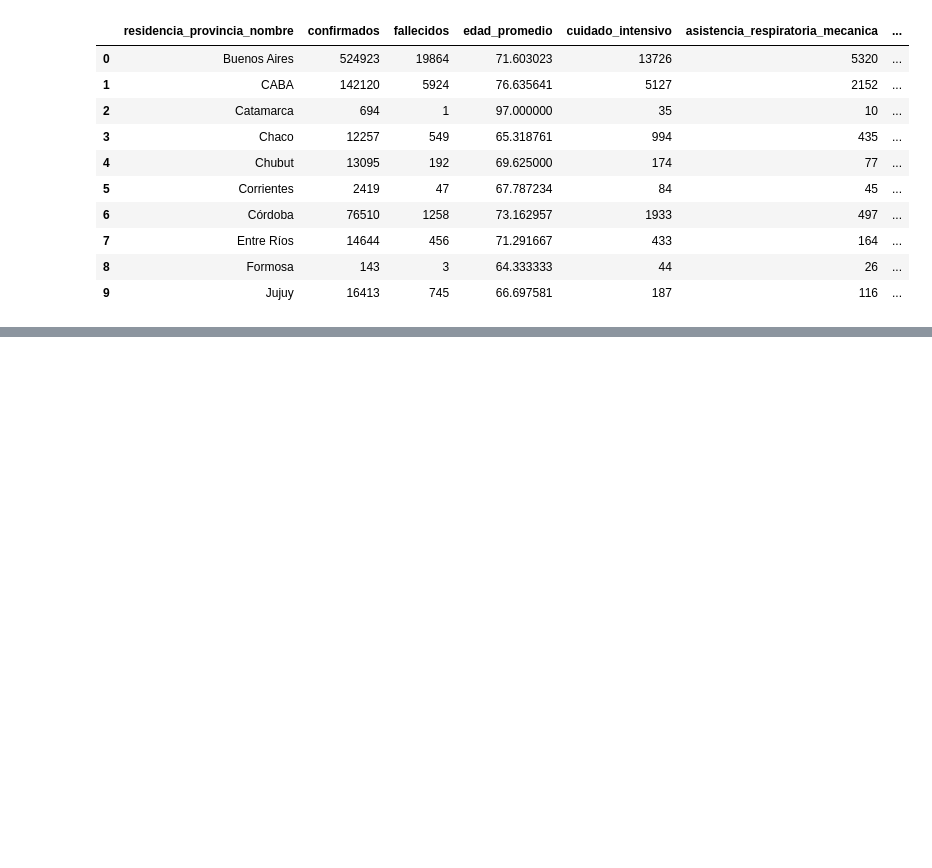
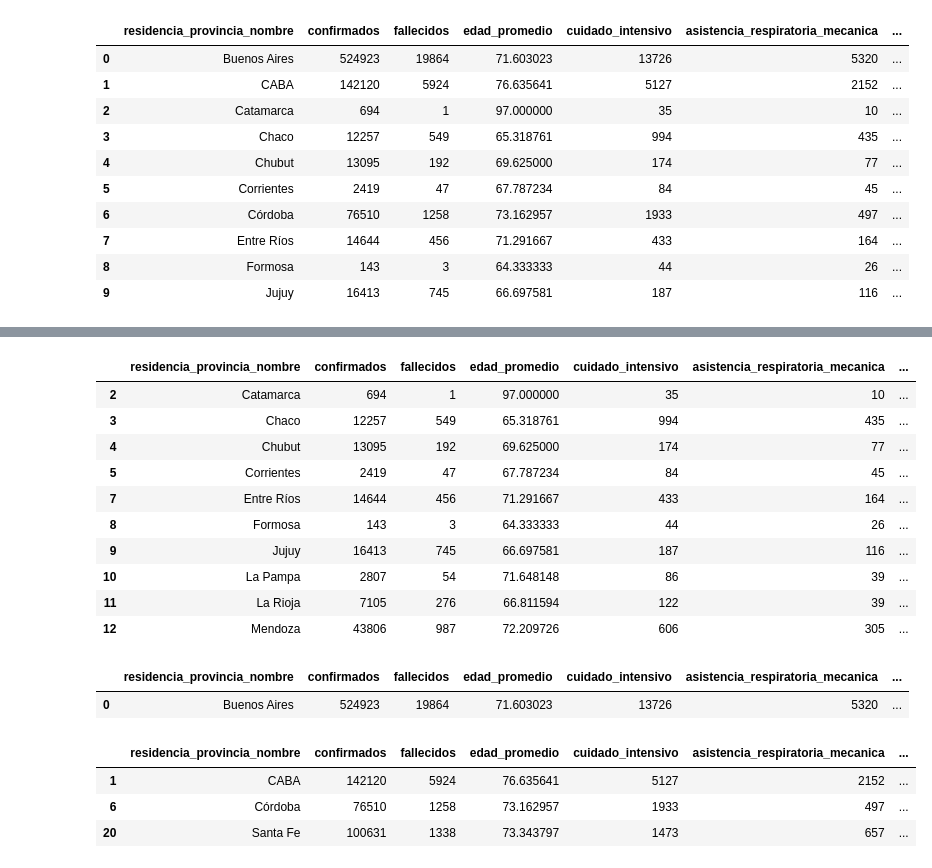
Before and after one commit to ldidone/mentoria-diplodatos, a Jupyter notebook: Practico 5/Aprendizaje_No_Supervisado.ipynb, the cells around one changed output, grey strips where cells are left out. Cells and saved outputs as stored; diff of their text form; code cells hidden in the pictures; blank space fills up the shorter version.

```diff
--- a/Practico 5/Aprendizaje_No_Supervisado.ipynb
+++ b/Practico 5/Aprendizaje_No_Supervisado.ipynb
@@ -206,0 +251,26 @@ iplot(fig)
+# %%
+dataset_km_sub_concat[(dataset_km_sub_concat['cluster'] == 1)].head(10)
+# %% [output]
+|  | residencia_provincia_nombre | confirmados | fallecidos | edad_promedio | cuidado_intensivo | asistencia_respiratoria_mecanica | ... |
+| 2 | Catamarca | 694 | 1 | 97.000000 | 35 | 10 | ... |
+| 3 | Chaco | 12257 | 549 | 65.318761 | 994 | 435 | ... |
+| 4 | Chubut | 13095 | 192 | 69.625000 | 174 | 77 | ... |
+| 5 | Corrientes | 2419 | 47 | 67.787234 | 84 | 45 | ... |
+| 7 | Entre Ríos | 14644 | 456 | 71.291667 | 433 | 164 | ... |
+| 8 | Formosa | 143 | 3 | 64.333333 | 44 | 26 | ... |
+| 9 | Jujuy | 16413 | 745 | 66.697581 | 187 | 116 | ... |
+| 10 | La Pampa | 2807 | 54 | 71.648148 | 86 | 39 | ... |
+| 11 | La Rioja | 7105 | 276 | 66.811594 | 122 | 39 | ... |
+| 12 | Mendoza | 43806 | 987 | 72.209726 | 606 | 305 | ... |
+# %%
+dataset_km_sub_concat[(dataset_km_sub_concat['cluster'] == 2)]
+# %% [output]
+|  | residencia_provincia_nombre | confirmados | fallecidos | edad_promedio | cuidado_intensivo | asistencia_respiratoria_mecanica | ... |
+| 0 | Buenos Aires | 524923 | 19864 | 71.603023 | 13726 | 5320 | ... |
+# %%
+dataset_km_sub_concat[(dataset_km_sub_concat['cluster'] == 3)].head(4)
+# %% [output]
+|  | residencia_provincia_nombre | confirmados | fallecidos | edad_promedio | cuidado_intensivo | asistencia_respiratoria_mecanica | ... |
+| 1 | CABA | 142120 | 5924 | 76.635641 | 5127 | 2152 | ... |
+| 6 | Córdoba | 76510 | 1258 | 73.162957 | 1933 | 497 | ... |
+| 20 | Santa Fe | 100631 | 1338 | 73.343797 | 1473 | 657 | ... |
```
Also changed, not shown: parts of 10 cells of this notebook.
